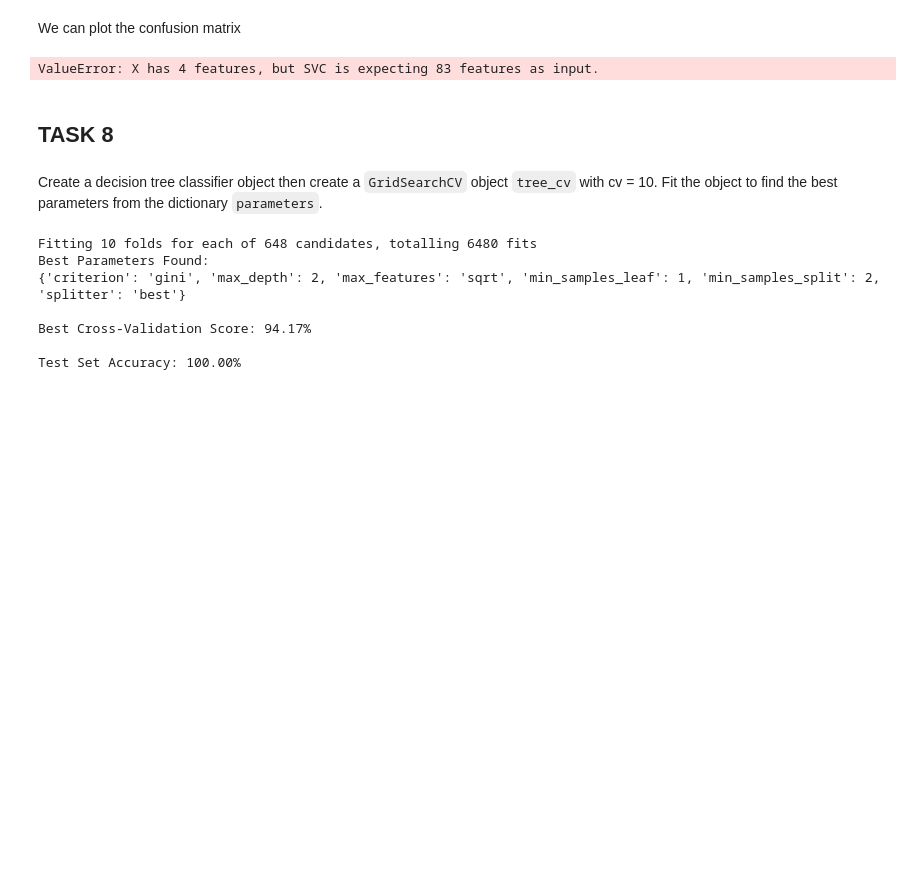
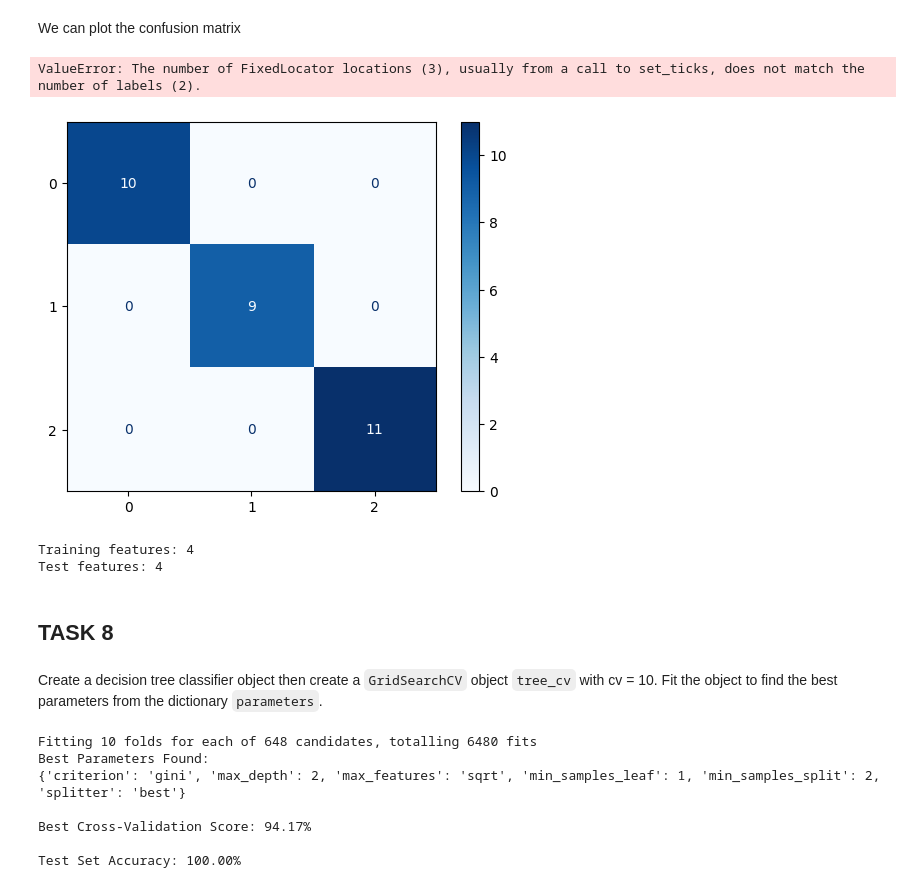
Before and after one commit to Kuandatesla/SpaceX, a Jupyter notebook: SpaceX_Machine Learning Prediction_Part_5.ipynb, the cells around one changed output. Saved outputs shown, nothing was run; the diff lists cells and outputs as text; code cells hidden in the pictures; blank space fills up the shorter version.

```diff
--- a/SpaceX_Machine Learning Prediction_Part_5.ipynb
+++ b/SpaceX_Machine Learning Prediction_Part_5.ipynb
@@ -339,22 +339,19 @@ ValueError: X has 4 features, but SVC is expecting 83 features as input.
 # %% [markdown]
 We can plot the confusion matrix
-# %%
-yhat=svm_cv.predict(X_test)
-plot_confusion_matrix(Y_test,yhat)
-# Make predictions on the test set
-y_pred = svm_cv.predict(X_test)
-
-# Compute the confusion matrix
-cm = confusion_matrix(Y_test, y_pred)
-
-# Display the confusion matrix as a heatmap
-disp = ConfusionMatrixDisplay(confusion_matrix=cm)
-disp.plot(cmap='Blues', values_format='d')  # 'd' for integer format
-
-plt.title("Confusion Matrix for SVM Model")
-plt.show()
-# %% [output]
-ValueError: X has 4 features, but SVC is expecting 83 features as input.
+# %%
+disp = ConfusionMatrixDisplay(confusion_matrix=cm, display_labels=['Class 0', 'Class 1'])
+disp.plot(cmap=plt.cm.Blues)
+plt.title('Confusion Matrix')
+plt.show()
+# %% [output]
+ValueError: The number of FixedLocator locations (3), usually from a call to set_ticks, does not match the number of labels (2).
+[figure, added]
+# %%
+print(f"Training features: {X_train.shape[1]}")
+print(f"Test features: {X_test.shape[1]}")
+# %% [output]
+Training features: 4
+Test features: 4
 # %% [markdown]
 ## TASK  8
 # %% [markdown]
```
Also changed, not shown: parts of 23 cells of this notebook.
